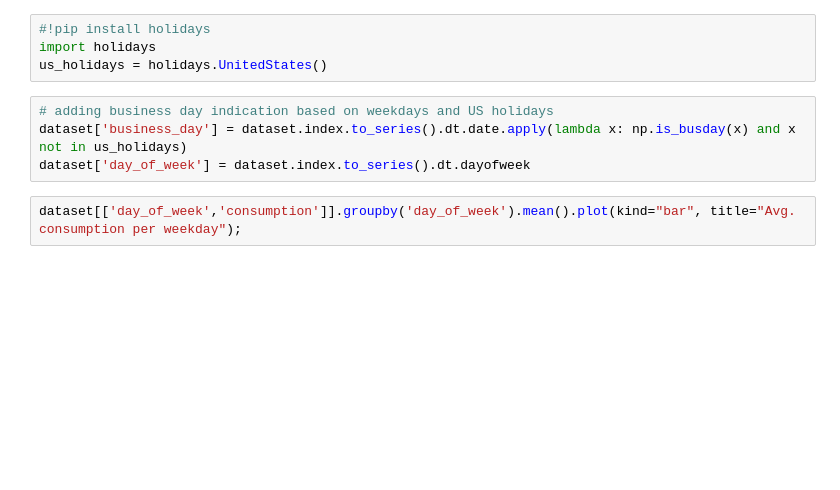
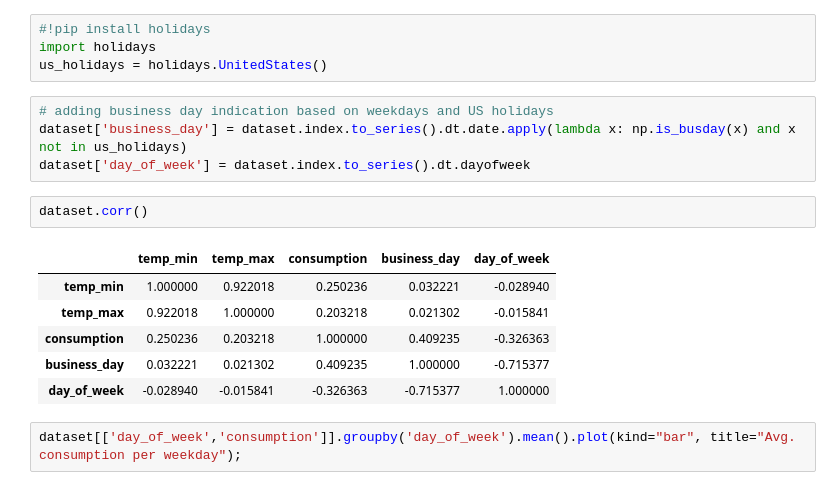
Before and after one commit to rudymalhi/data-science-course-final-project, a Jupyter notebook: energy-consumption-v2.ipynb, the cells around one changed output. Cells and saved outputs as stored; diff of their text form; blank space fills up the shorter version.

```diff
--- a/energy-consumption-v2.ipynb
+++ b/energy-consumption-v2.ipynb
@@ -93,6 +97,15 @@ us_holidays = holidays.UnitedStates()
 # adding business day indication based on weekdays and US holidays
 dataset['business_day'] = dataset.index.to_series().dt.date.apply(lambda x: np.is_busday(x) and x not in us_holidays)
 dataset['day_of_week'] = dataset.index.to_series().dt.dayofweek
+# %%
+dataset.corr()
+# %% [output]
+|  | temp_min | temp_max | consumption | business_day | day_of_week |
+| temp_min | 1.000000 | 0.922018 | 0.250236 | 0.032221 | -0.028940 |
+| temp_max | 0.922018 | 1.000000 | 0.203218 | 0.021302 | -0.015841 |
+| consumption | 0.250236 | 0.203218 | 1.000000 | 0.409235 | -0.326363 |
+| business_day | 0.032221 | 0.021302 | 0.409235 | 1.000000 | -0.715377 |
+| day_of_week | -0.028940 | -0.015841 | -0.326363 | -0.715377 | 1.000000 |
 # %%
 dataset[['day_of_week','consumption']].groupby('day_of_week').mean().plot(kind="bar", title="Avg. consumption per weekday");
 # %% [output]
```
Also changed, not shown: parts of 12 cells of this notebook.
